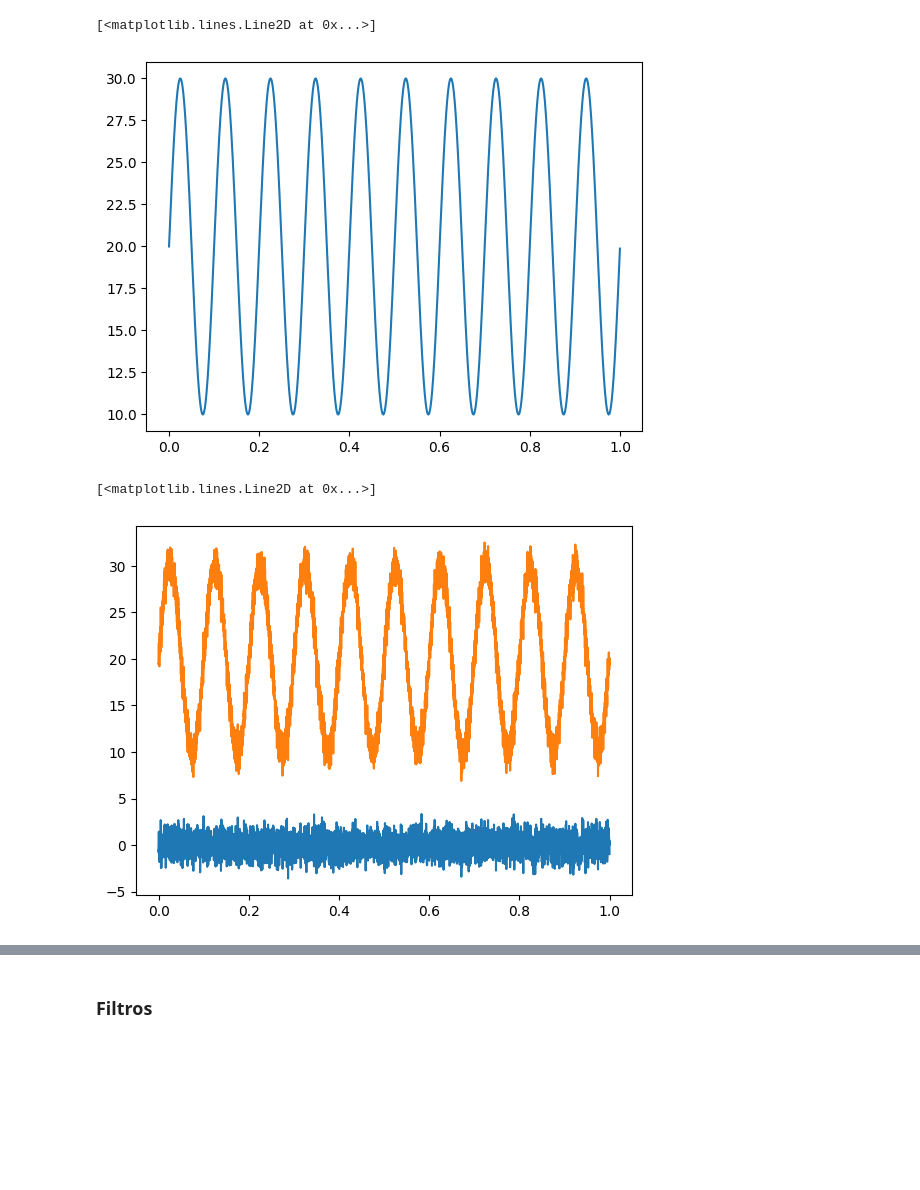
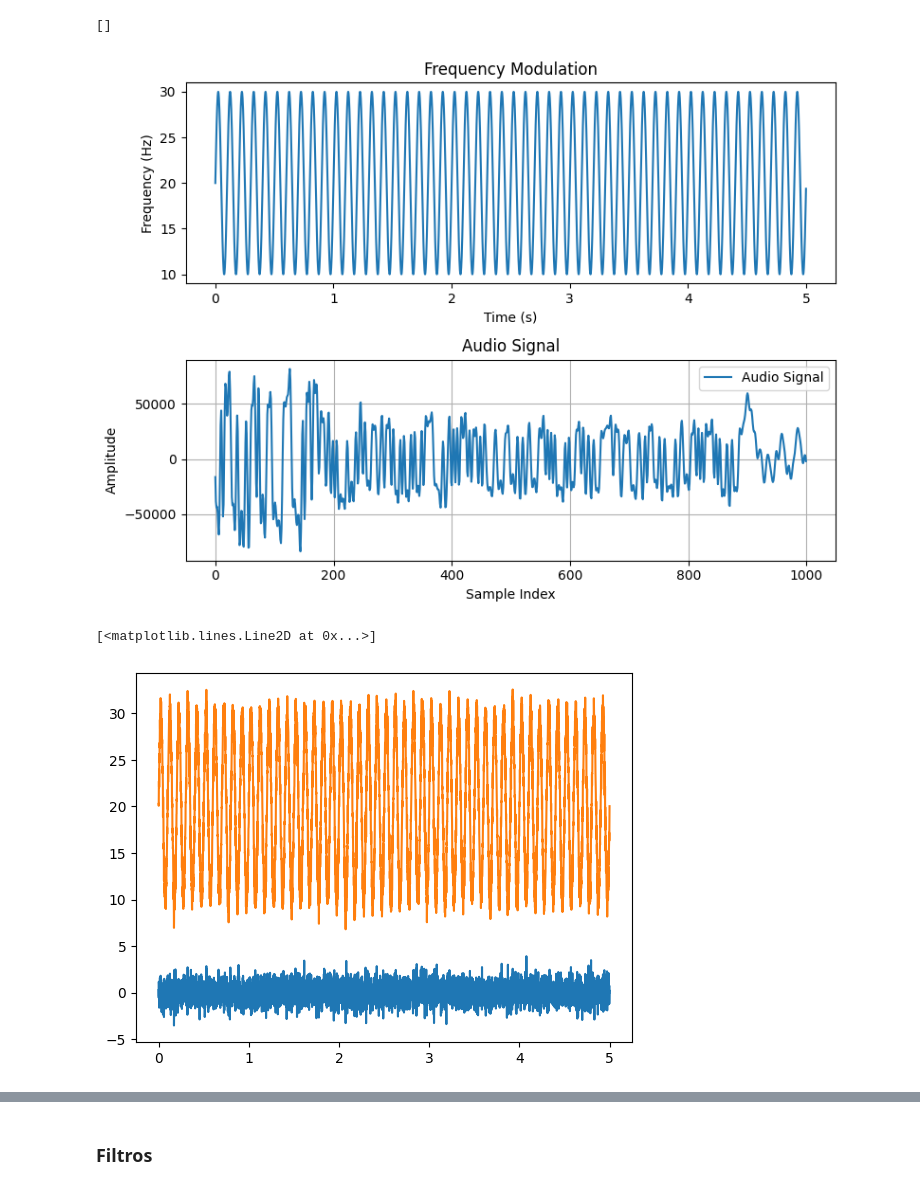
Before and after one commit to RafaelRosendof/Math_code, a Jupyter notebook: sinais/aula_12_13.ipynb, the cells around one changed output, grey strips where cells are left out. Saved outputs shown, nothing was run; the diff lists cells and outputs as text; code cells hidden in the pictures; blank space fills up the shorter version.

```diff
--- a/sinais/aula_12_13.ipynb
+++ b/sinais/aula_12_13.ipynb
@@ -5,13 +9,33 @@ import scipy as sp
 # %%
-srate = 5000
-dt = 1/srate
-t = np.arange(0, 1, dt)
+srate = 1000
+dt = 1/srate  # in ms
+t = jnp.arange(0, 5, dt)
 f = 20 + 10*np.sin(2*np.pi*10*t)
 
-plt.plot(t, f)
+#plt.plot(t, f)
+
+
+sr,audio = sp.io.wavfile.read('/home/rafael19/Math_code/jadna.wav')
+
+#plt.plot(audio[:1000])
+
+fig, ax = plt.subplots(2, 1, figsize=(8, 6))
+ax[0].plot(t, f, label='Frequency Modulation')
+ax[0].set_title('Frequency Modulation')
+ax[0].set_xlabel('Time (s)')
+ax[0].set_ylabel('Frequency (Hz)')
+ax[1].plot(audio[:1000], label='Audio Signal')
+ax[1].set_title('Audio Signal')
+ax[1].set_xlabel('Sample Index')
+ax[1].set_ylabel('Amplitude')
+ax[1].legend()
+plt.tight_layout()
+plt.grid(True)
+
+plt.plot()
 # %% [output]
-[<matplotlib.lines.Line2D at 0x...>]
+[]
-[figure, old version]
+[figure, new version]
 # %%
 ruido = np.random.normal(0, 1, len(t))
 plt.plot(t, ruido)
@@ -20,6 +44,6 @@ X = f + ruido
 plt.plot(t, X)
 # %% [output]
 [<matplotlib.lines.Line2D at 0x...>]
-[figure, old version]
+[figure, new version]
 # %%
 F, Pxx = sp.signal.welch(X, fs=srate, nperseg=256)
```
Also changed, not shown: parts of 12 cells of this notebook, 2 other files.
